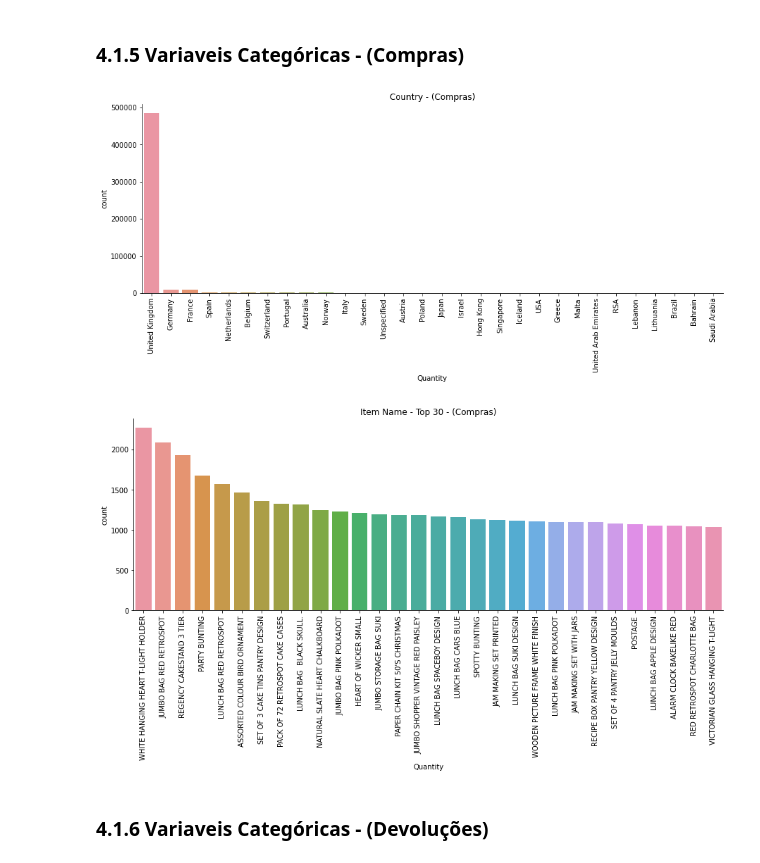
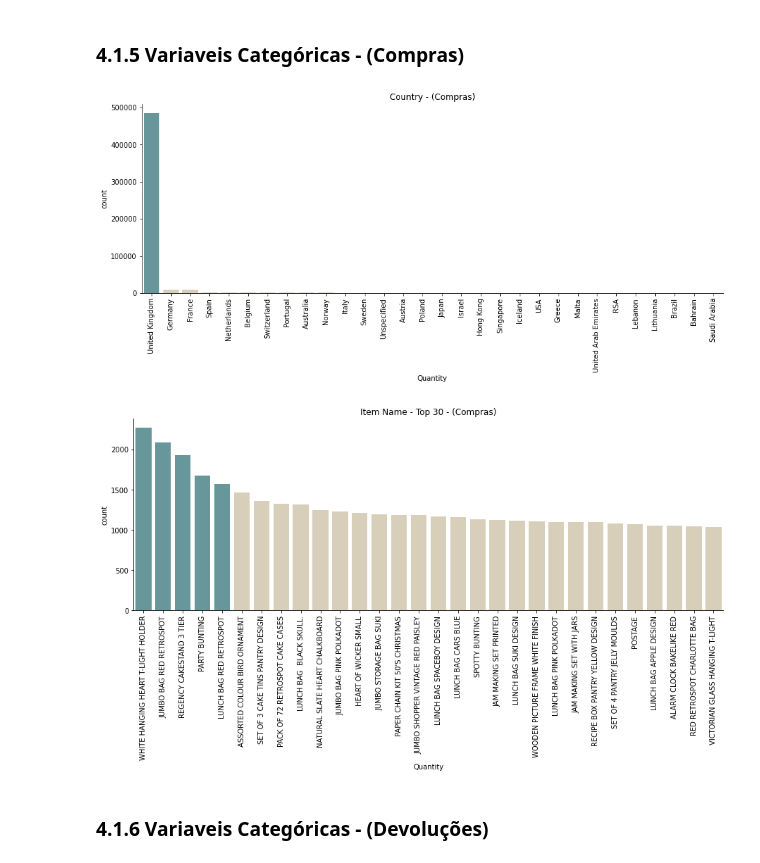
Before and after one commit to Jhonatanslopes/Case-Manfing, a Jupyter notebook: Notebook/notebook.ipynb, the cells around one changed output. Saved outputs shown, nothing was run; the diff lists cells and outputs as text; code cells hidden in the pictures.

```diff
--- a/Notebook/notebook.ipynb
+++ b/Notebook/notebook.ipynb
@@ -540,24 +597,28 @@ Manter as devoluções.
 # %% [markdown]
 ### 4.1.5 Variaveis Categóricas - (Compras)
 # %%
+# figure 1
 plt.figure(figsize=(15, 5))
 order_country = purchases['country'].value_counts().sort_values(ascending=False)
-sns.countplot(x='country', data=purchases, order=order_country.index)
+color = set_color(order_country, [1]) # set color style
+sns.countplot(x='country', data=purchases, order=order_country.index, palette=color)
 sns.despine(right=True)
 plt.xticks(rotation=90)
 plt.xlabel('Quantity')
 plt.title('Country - (Compras)');
 
+# figure 2
 plt.figure(figsize=(15, 5))
 order_item = purchases['itemname'].value_counts().sort_values(ascending=False)[:30]
-sns.countplot(x='itemname', data=purchases, order=order_item.index)
+color = set_color(order_item, [1, 2, 3, 4, 5]) # set color style
+sns.countplot(x='itemname', data=purchases, order=order_item.index, palette=color)
 sns.despine(right=True)
 plt.xticks(rotation=90)
 plt.xlabel('Quantity')
 plt.title('Item Name - Top 30 - (Compras)');
 # %% [output]
-[figure, old version]
+[figure, new version]
-[figure, old version]
+[figure, new version]
 # %% [markdown]
 ### 4.1.6 Variaveis Categóricas - (Devoluções)
 # %%
```
Also changed, not shown: parts of 23 cells of this notebook.
